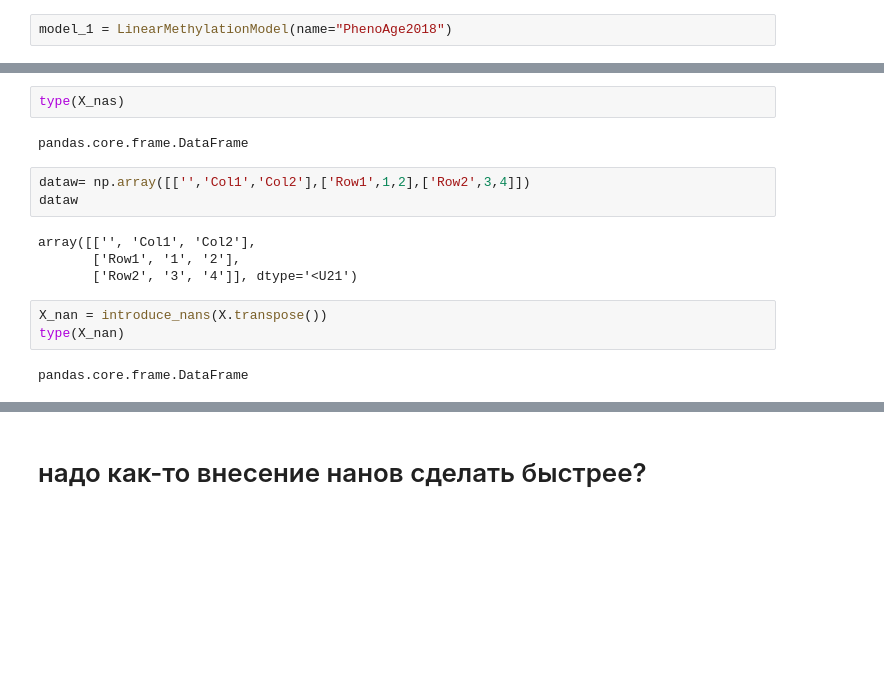
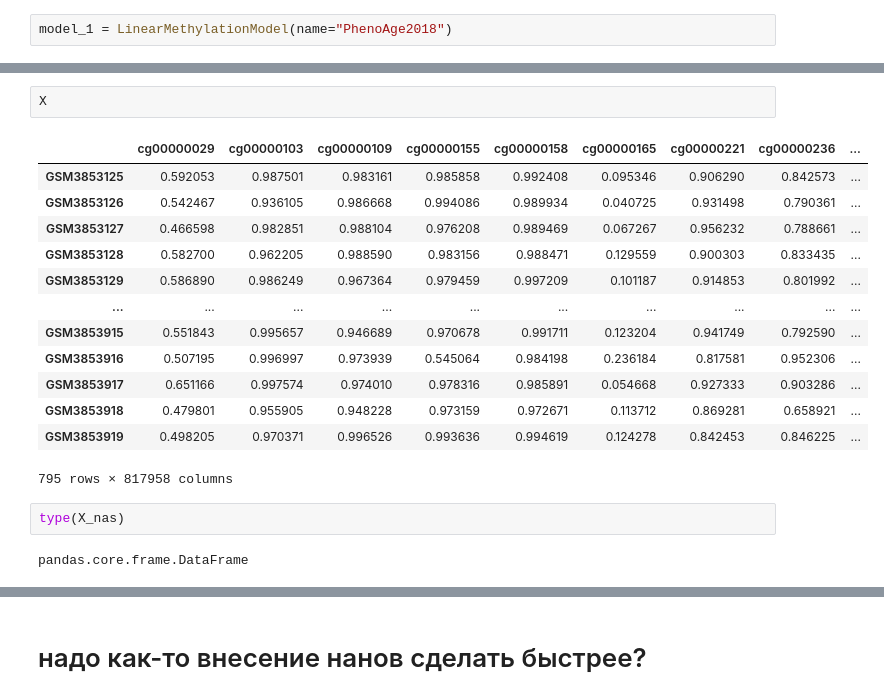
Before and after one commit to ComputationalAgingLab/ComputAge, a Jupyter notebook: imputation_hc.ipynb, the cells around one changed output, grey strips where cells are left out. Cells and saved outputs as stored; diff of their text form; blank space fills up the shorter version.

```diff
--- a/imputation_hc.ipynb
+++ b/imputation_hc.ipynb
@@ -99,19 +90,23 @@ X_nas
 | GSM3853918 | 0.479801 | 0.955905 | 0.948228 | 0.973159 | 0.972671 | 0.113712 | 0.869281 | 0.658921 | ... |
 | GSM3853919 | 0.498205 | NaN | 0.996526 | 0.993636 | 0.994619 | 0.124278 | 0.842453 | 0.846225 | ... |
 795 rows × 817958 columns
+# %%
+X
+# %% [output]
+|  | cg00000029 | cg00000103 | cg00000109 | cg00000155 | cg00000158 | cg00000165 | cg00000221 | cg00000236 | ... |
+| GSM3853125 | 0.592053 | 0.987501 | 0.983161 | 0.985858 | 0.992408 | 0.095346 | 0.906290 | 0.842573 | ... |
+| GSM3853126 | 0.542467 | 0.936105 | 0.986668 | 0.994086 | 0.989934 | 0.040725 | 0.931498 | 0.790361 | ... |
+| GSM3853127 | 0.466598 | 0.982851 | 0.988104 | 0.976208 | 0.989469 | 0.067267 | 0.956232 | 0.788661 | ... |
+| GSM3853128 | 0.582700 | 0.962205 | 0.988590 | 0.983156 | 0.988471 | 0.129559 | 0.900303 | 0.833435 | ... |
+| GSM3853129 | 0.586890 | 0.986249 | 0.967364 | 0.979459 | 0.997209 | 0.101187 | 0.914853 | 0.801992 | ... |
+| ... | ... | ... | ... | ... | ... | ... | ... | ... | ... |
+| GSM3853915 | 0.551843 | 0.995657 | 0.946689 | 0.970678 | 0.991711 | 0.123204 | 0.941749 | 0.792590 | ... |
+| GSM3853916 | 0.507195 | 0.996997 | 0.973939 | 0.545064 | 0.984198 | 0.236184 | 0.817581 | 0.952306 | ... |
+| GSM3853917 | 0.651166 | 0.997574 | 0.974010 | 0.978316 | 0.985891 | 0.054668 | 0.927333 | 0.903286 | ... |
+| GSM3853918 | 0.479801 | 0.955905 | 0.948228 | 0.973159 | 0.972671 | 0.113712 | 0.869281 | 0.658921 | ... |
+| GSM3853919 | 0.498205 | 0.970371 | 0.996526 | 0.993636 | 0.994619 | 0.124278 | 0.842453 | 0.846225 | ... |
+795 rows × 817958 columns
 # %%
 type(X_nas)
 # %% [output]
 pandas.core.frame.DataFrame
-# %%
-dataw= np.array([['','Col1','Col2'],['Row1',1,2],['Row2',3,4]])
-dataw
-# %% [output]
-array([['', 'Col1', 'Col2'],
-       ['Row1', '1', '2'],
-       ['Row2', '3', '4']], dtype='<U21')
-# %%
-X_nan = introduce_nans(X.transpose())
-type(X_nan)
-# %% [output]
-pandas.core.frame.DataFrame
```
Also changed, not shown: parts of 17 cells of this notebook, 1 other file.
